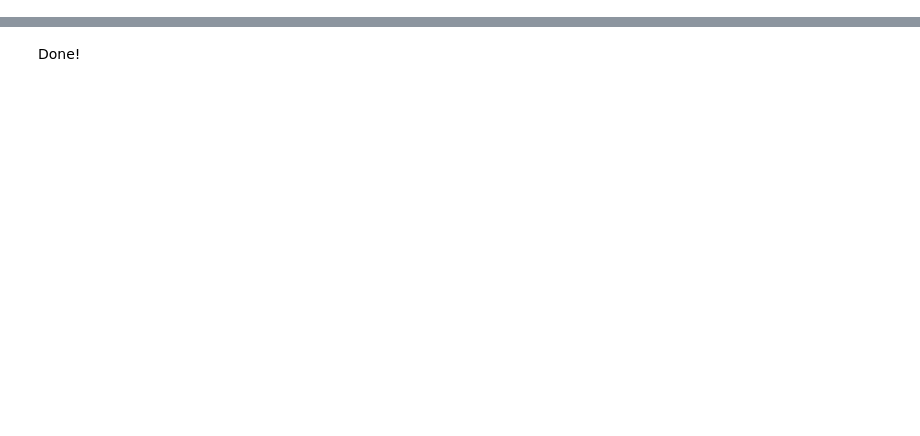
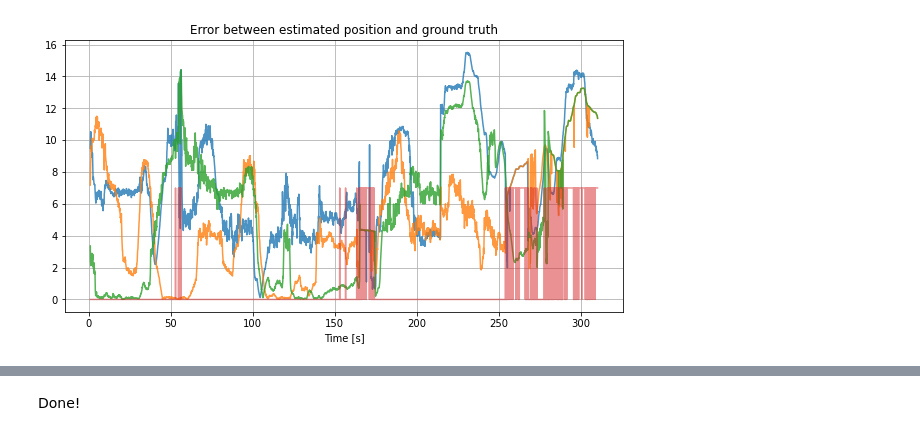
Before and after one commit to leoniloris/Multi-Robot-Localization, a Jupyter notebook: experiments.ipynb, the cells around one changed output, grey strips where cells are left out. Cells and saved outputs as stored; diff of their text form; code cells hidden in the pictures; blank space fills up the shorter version.

```diff
--- a/experiments.ipynb
+++ b/experiments.ipynb
@@ -60 +48,27 @@ df_robot2 = compute_robot_estimation_error(df_robot2)
+# %%
+plt.figure(figsize=(10, 5))
+plt.title('Error between estimated position and ground truth')
+
+s = 0
+for cluster_id in range(8):
+    df_robot1[f"cluster{cluster_id}_w"] = df_robot1[f"cluster{cluster_id}_w"].mean()
+    s += df_robot1[f"cluster{cluster_id}_w"]
+
+weights = []
+for cluster_id in range(8):
+    df_robot1[f"cluster{cluster_id}_w"] /= s
+    weights.append(df_robot1[f"cluster{cluster_id}_w"].iloc[0])
+
+weights_to_plot = sorted(weights, reverse=True)[:3]
+for cluster_id in range(8):
+    weight = df_robot1[f"cluster{cluster_id}_w"].iloc[0]
+    if weight in weights_to_plot:
+        plt.plot(t1, _cell_to_meters(df_robot1[f"cluster{cluster_id}_error"]), alpha=0.8)
+plt.plot(t1, df_robot1.has_detection * 7, alpha=0.5)
+plt.xlabel('Time [s]')
+# plt.legend(['robot_1', 'robot2', 'has_detection'])
+plt.grid()
+plt.show()
+# %% [output]
+[figure, added]
 # %%
```
Also changed, not shown: parts of 5 cells of this notebook.
